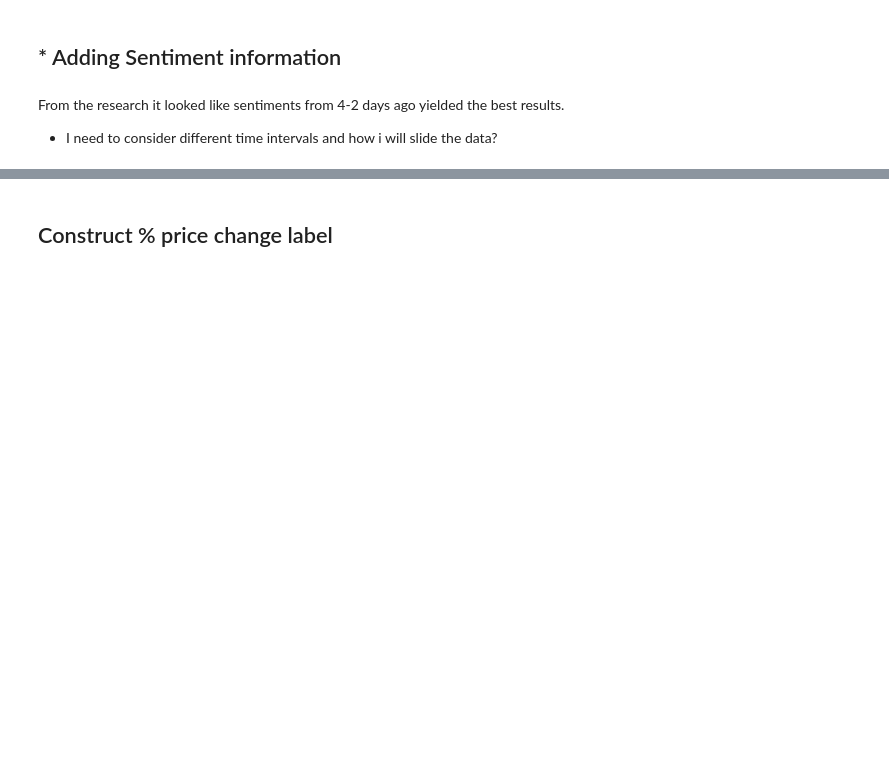
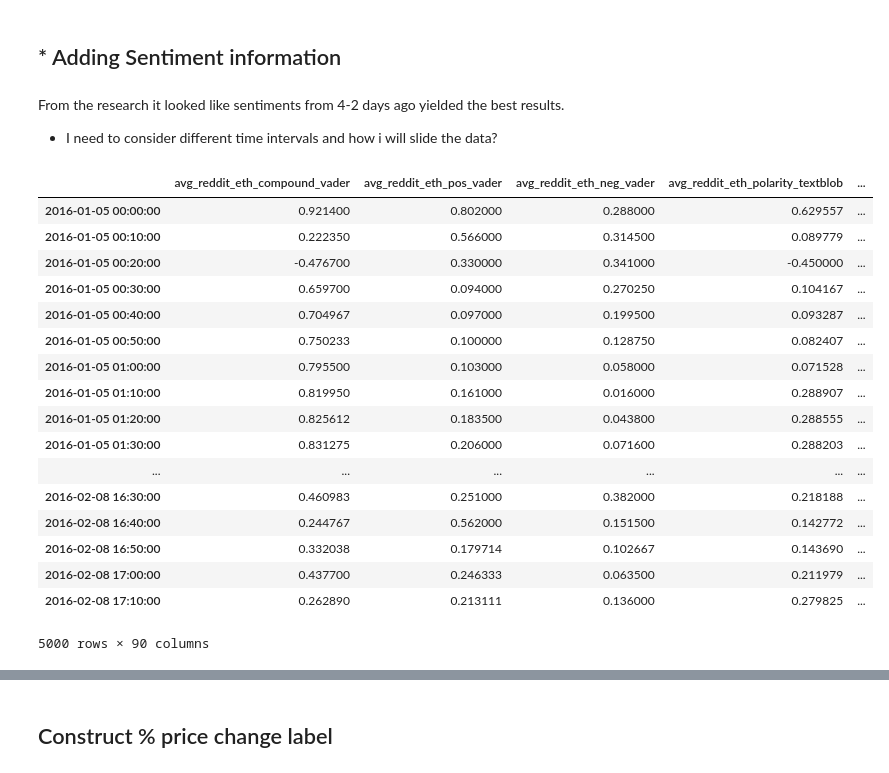
Before and after one commit to JeroenSchmidt/Udacity-Machine-Learning-Nano-Degree, a Jupyter notebook: Projects/projects for submission/capstone/Main Project (ML + Feature Creation).ipynb, the cells around one changed output, grey strips where cells are left out. Cells and saved outputs as stored; diff of their text form; code cells hidden in the pictures; blank space fills up the shorter version.

```diff
--- a/Projects/projects for submission/capstone/Main Project (ML + Feature Creation).ipynb
+++ b/Projects/projects for submission/capstone/Main Project (ML + Feature Creation).ipynb
@@ -141,0 +139,22 @@ From the research it looked like sentiments from 4-2 days ago yielded the best r
+# %%
+sentiment = pd.read_parquet("data/features/sentiment_features")
+sentiment.head(5000).dropna()
+# %% [output]
+|  | avg_reddit_eth_compound_vader | avg_reddit_eth_pos_vader | avg_reddit_eth_neg_vader | avg_reddit_eth_polarity_textblob | ... |
+| 2016-01-05 00:00:00 | 0.921400 | 0.802000 | 0.288000 | 0.629557 | ... |
+| 2016-01-05 00:10:00 | 0.222350 | 0.566000 | 0.314500 | 0.089779 | ... |
+| 2016-01-05 00:20:00 | -0.476700 | 0.330000 | 0.341000 | -0.450000 | ... |
+| 2016-01-05 00:30:00 | 0.659700 | 0.094000 | 0.270250 | 0.104167 | ... |
+| 2016-01-05 00:40:00 | 0.704967 | 0.097000 | 0.199500 | 0.093287 | ... |
+| 2016-01-05 00:50:00 | 0.750233 | 0.100000 | 0.128750 | 0.082407 | ... |
+| 2016-01-05 01:00:00 | 0.795500 | 0.103000 | 0.058000 | 0.071528 | ... |
+| 2016-01-05 01:10:00 | 0.819950 | 0.161000 | 0.016000 | 0.288907 | ... |
+| 2016-01-05 01:20:00 | 0.825612 | 0.183500 | 0.043800 | 0.288555 | ... |
+| 2016-01-05 01:30:00 | 0.831275 | 0.206000 | 0.071600 | 0.288203 | ... |
+| ... | ... | ... | ... | ... | ... |
+| 2016-02-08 16:30:00 | 0.460983 | 0.251000 | 0.382000 | 0.218188 | ... |
+| 2016-02-08 16:40:00 | 0.244767 | 0.562000 | 0.151500 | 0.142772 | ... |
+| 2016-02-08 16:50:00 | 0.332038 | 0.179714 | 0.102667 | 0.143690 | ... |
+| 2016-02-08 17:00:00 | 0.437700 | 0.246333 | 0.063500 | 0.211979 | ... |
+| 2016-02-08 17:10:00 | 0.262890 | 0.213111 | 0.136000 | 0.279825 | ... |
+5000 rows × 90 columns
```
Also changed, not shown: parts of 48 cells of this notebook, 1 other file.
